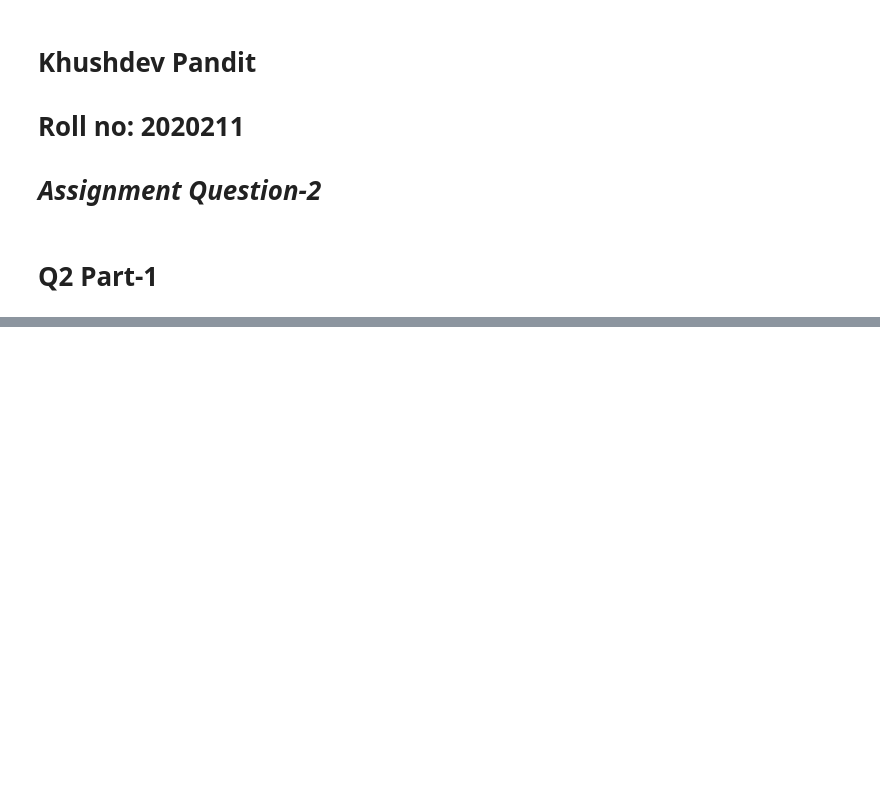
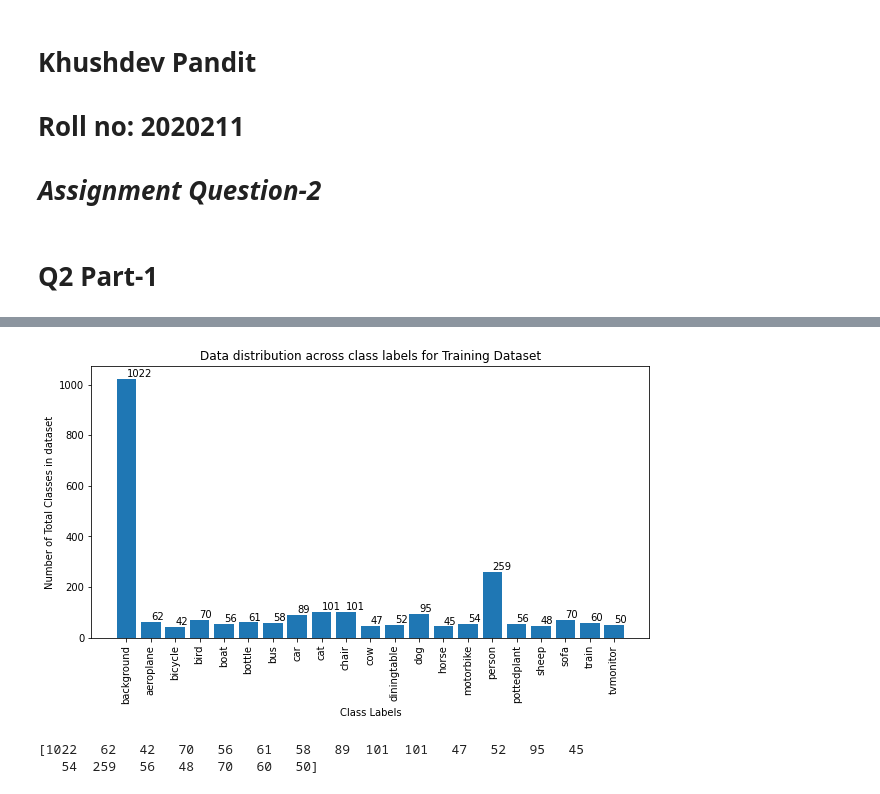
Before and after one commit to devKhush/Computer-Vision-Assignments, a Jupyter notebook: Assignment-1/Q2/Solution.ipynb, the cells around one changed output, grey strips where cells are left out. Cells and saved outputs as stored; diff of their text form; code cells hidden in the pictures; blank space fills up the shorter version.

```diff
--- a/Assignment-1/Q2/Solution.ipynb
+++ b/Assignment-1/Q2/Solution.ipynb
@@ -209,0 +224,38 @@ plt.show()
+# %%
+import seaborn as sns
+
+# plot the class labels for Traininig and Validation dataset
+def plot_class_labels(dataset:VOC2012Dataset, class_labels:list, class_pixels:list, set_name:str):
+    num_classes = len(class_labels)
+    dataset_labels_count = np.zeros((num_classes,), dtype=np.int64)
+
+    for i in range(len(dataset)):
+        img, mask = dataset.__getitem__(i, dontApplyTransform=True)
+
+        # Count the number of pixels for each class in the current image
+        label_pixel_cnt_img = np.zeros((num_classes,), dtype=np.int64)
+        for j in range(num_classes):
+            label_pixel_cnt_img[j] += np.sum(np.all(mask==class_pixels[j], axis=-1))
+
+        # If the current image has pixels for a class, increment the count for that class in the dataset
+        for j in range(num_classes):
+            dataset_labels_count[j] += 1 if label_pixel_cnt_img[j] > 0 else 0
+
+    plt.figure(figsize=(10, 5))
+    plt.bar(class_labels, dataset_labels_count)
+    plt.xticks(rotation=90)
+    for index, value in enumerate(dataset_labels_count):
+        plt.text(index, value, str(value), va='bottom', )
+    plt.xlabel('Class Labels')
+    plt.ylabel('Number of Total Classes in dataset')
+    plt.title(f'Data distribution across class labels for {set_name} Dataset')
+    plt.show()
+
+    return dataset_labels_count
+# %%
+train_dataset_labels_count = plot_class_labels(train_dataset, class_labels, class_pixels, 'Training')
+print(train_dataset_labels_count)
+# %% [output]
+[figure, added]
+[1022   62   42   70   56   61   58   89  101  101   47   52   95   45
+   54  259   56   48   70   60   50]
```
Also changed, not shown: parts of 53 cells of this notebook, 2 other files.
